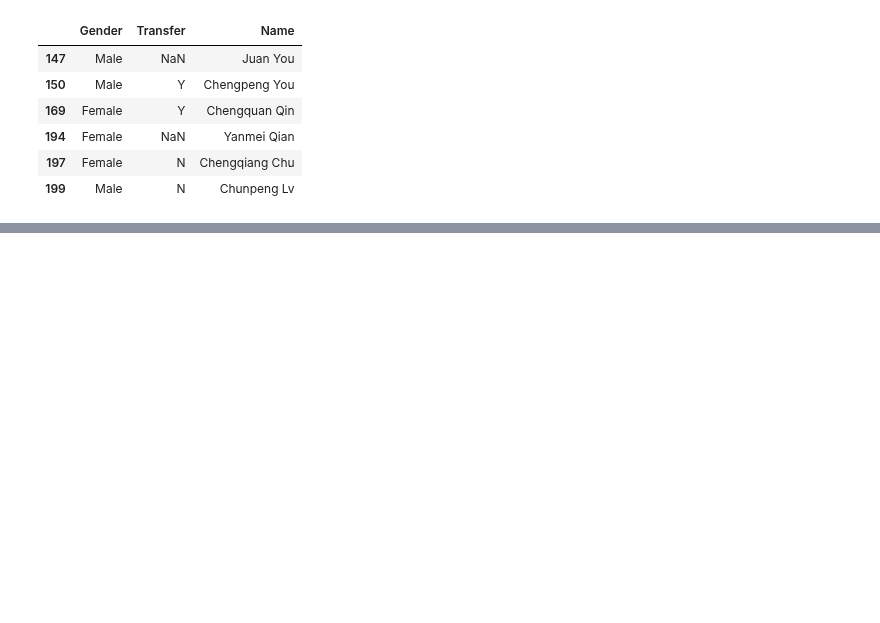
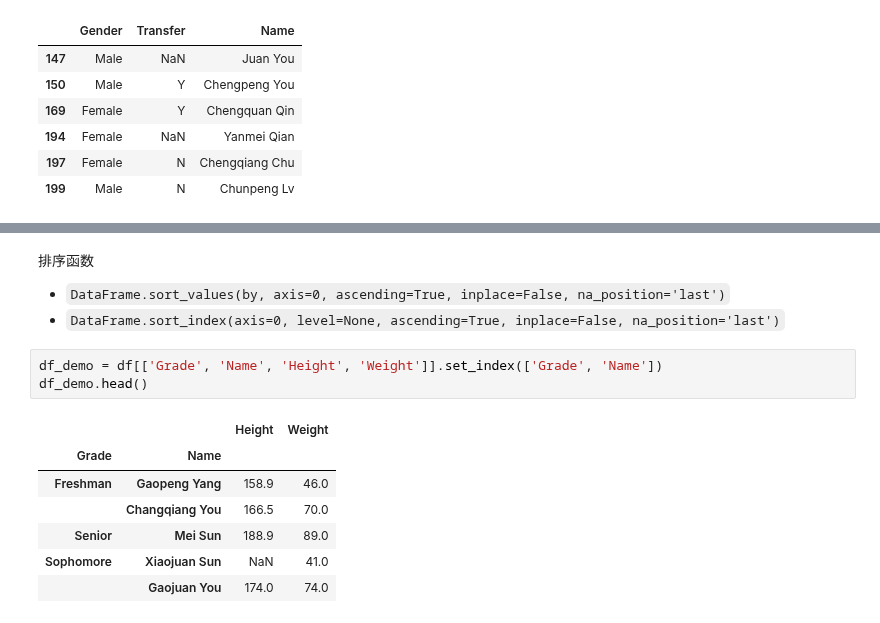
Before and after one commit to backtraxe/tutorials, a Jupyter notebook: pandas基础.ipynb, the cells around one changed output, grey strips where cells are left out. Drawn from its saved outputs; the diff is of its cells as text; blank space fills up the shorter version.

```diff
--- a/pandas基础.ipynb
+++ b/pandas基础.ipynb
@@ -455,0 +641,16 @@ Name: School, dtype: object
+# %% [markdown]
+排序函数
+
+- `DataFrame.sort_values(by, axis=0, ascending=True, inplace=False, na_position='last')`
+- `DataFrame.sort_index(axis=0, level=None, ascending=True, inplace=False, na_position='last')`
+# %%
+df_demo = df[['Grade', 'Name', 'Height', 'Weight']].set_index(['Grade', 'Name'])
+df_demo.head()
+# %% [output]
+|  |  | Height | Weight |
+| Grade | Name |  |  |
+| Freshman | Gaopeng Yang | 158.9 | 46.0 |
+|  | Changqiang You | 166.5 | 70.0 |
+| Senior | Mei Sun | 188.9 | 89.0 |
+| Sophomore | Xiaojuan Sun | NaN | 41.0 |
+|  | Gaojuan You | 174.0 | 74.0 |
```
Also changed, not shown: parts of 35 cells of this notebook.
